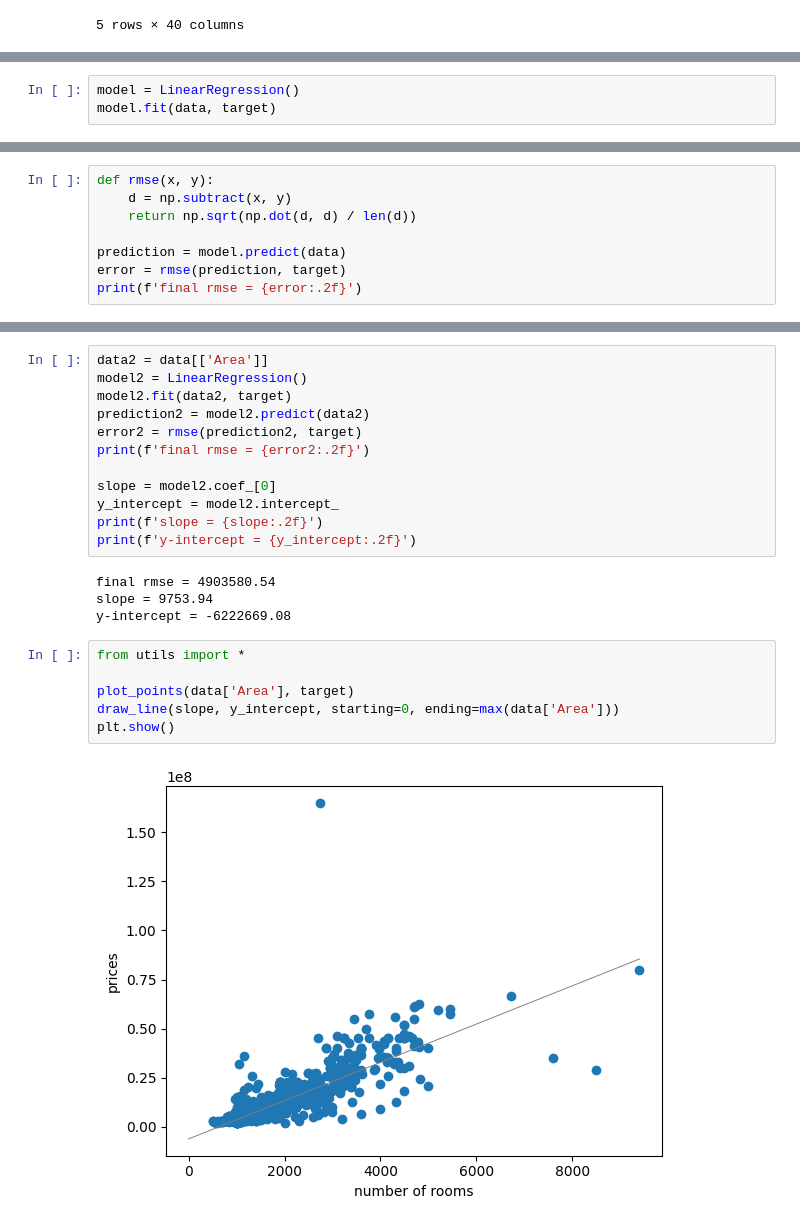
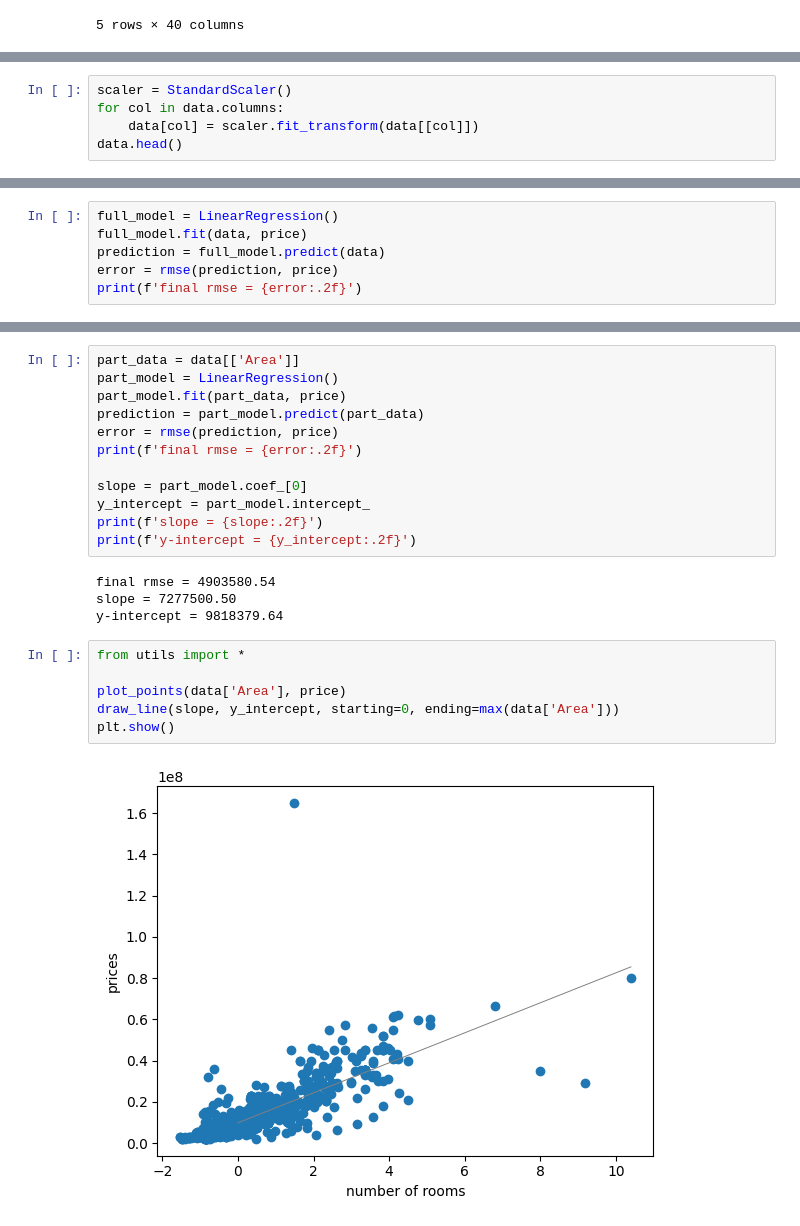
Before and after one commit to akshin-kuvshin/grokking-machine-learning, a Jupyter notebook: 3-linear-regression/Hyderapad.ipynb, the cells around one changed output, grey strips where cells are left out. Drawn from its saved outputs; the diff is of its cells as text.

```diff
--- a/3-linear-regression/Hyderapad.ipynb
+++ b/3-linear-regression/Hyderapad.ipynb
@@ -39,3 +60,0 @@ data.head()
-# %%
-model = LinearRegression()
-model.fit(data, target)
@@ -43,0 +61,5 @@ LinearRegression()
+# %%
+scaler = StandardScaler()
+for col in data.columns:
+    data[col] = scaler.fit_transform(data[[col]])
+data.head()
@@ -44,9 +76,7 @@ LinearRegression()
 # %%
-def rmse(x, y):
-    d = np.subtract(x, y)
-    return np.sqrt(np.dot(d, d) / len(d))
-
-prediction = model.predict(data)
-error = rmse(prediction, target)
+full_model = LinearRegression()
+full_model.fit(data, price)
+prediction = full_model.predict(data)
+error = rmse(prediction, price)
 print(f'final rmse = {error:.2f}')
 # %% [output]
@@ -96,24 +111,24 @@ result = 2250020.43
 # %%
-data2 = data[['Area']]
-model2 = LinearRegression()
-model2.fit(data2, target)
-prediction2 = model2.predict(data2)
-error2 = rmse(prediction2, target)
-print(f'final rmse = {error2:.2f}')
+part_data = data[['Area']]
+part_model = LinearRegression()
+part_model.fit(part_data, price)
+prediction = part_model.predict(part_data)
+error = rmse(prediction, price)
+print(f'final rmse = {error:.2f}')
 
-slope = model2.coef_[0]
-y_intercept = model2.intercept_
+slope = part_model.coef_[0]
+y_intercept = part_model.intercept_
 print(f'slope = {slope:.2f}')
 print(f'y-intercept = {y_intercept:.2f}')
 # %% [output]
 final rmse = 4903580.54
-slope = 9753.94
-y-intercept = -6222669.08
+slope = 7277500.50
+y-intercept = 9818379.64
 # %%
 from utils import *
 
-plot_points(data['Area'], target)
+plot_points(data['Area'], price)
 draw_line(slope, y_intercept, starting=0, ending=max(data['Area']))
 plt.show()
 # %% [output]
-[figure, old version]
+[figure, new version]
```
Also changed, not shown: parts of 13 cells of this notebook.
